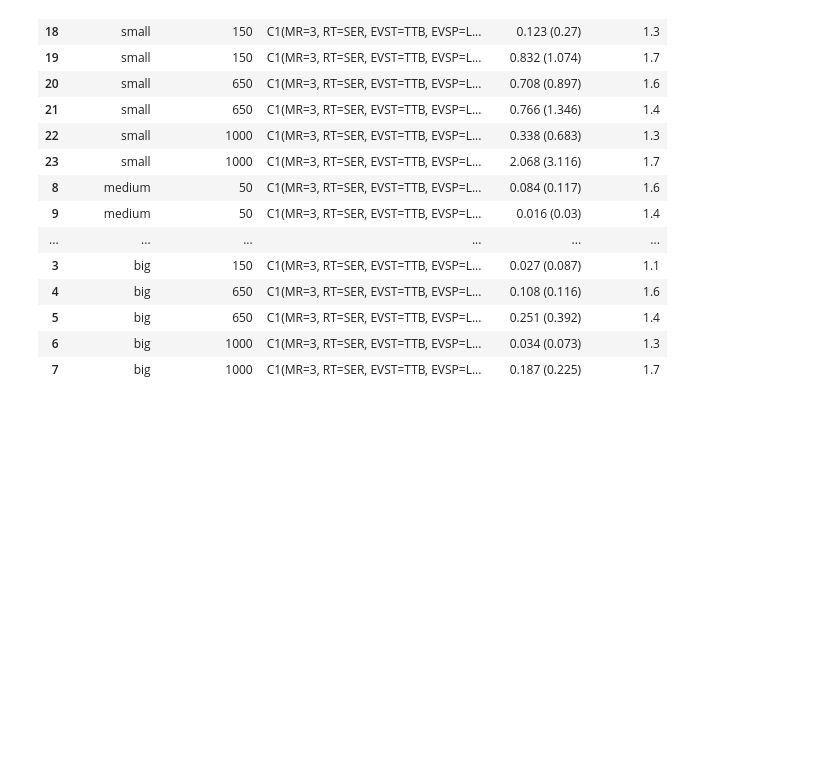
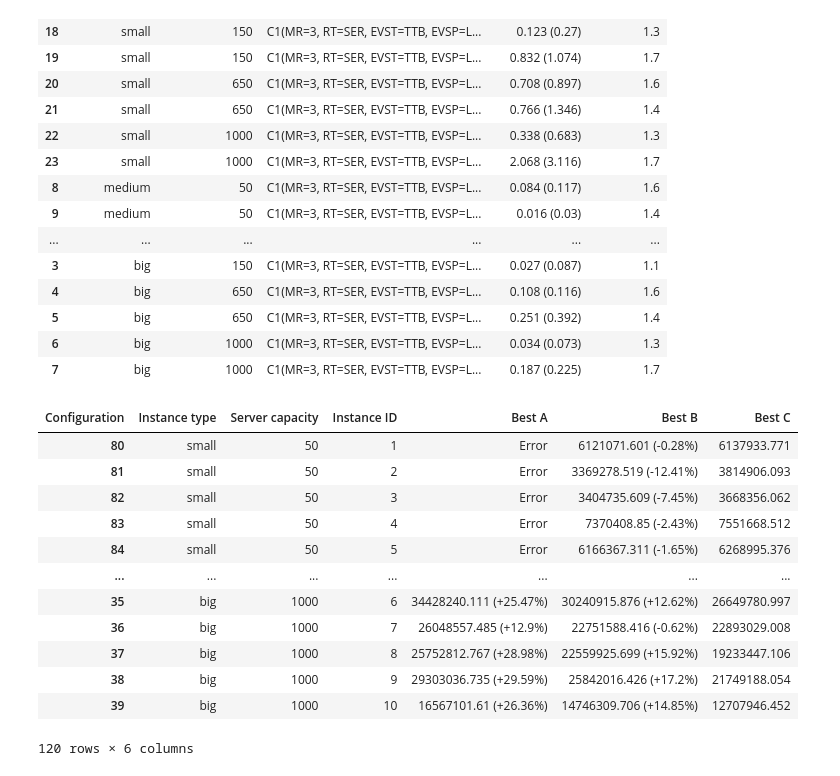
Before and after one commit to codeurjc/FacebookVideosLive18-Analysis, a Jupyter notebook: irace.ipynb, the cells around one changed output. Saved outputs shown, nothing was run; the diff lists cells and outputs as text; code cells hidden in the pictures; blank space fills up the shorter version.

```diff
--- a/irace.ipynb
+++ b/irace.ipynb
@@ -1532,0 +1140,74 @@ plt.xlabel("Server Capacity")
+# %%
+win_config_b = "B1(MR=2, VAdtp=TTB, VAms=HL, OMSdtp=TTB, OMSms=HL)"
+win_config_a = "A1(SP=HL)"
+
+best_elite_stats_winners_c = best_elite_runs[best_elite_runs["Configuration"].isin([win_config_1])]
+best_elite_stats_winners_b = best_elite_runs_b[best_elite_runs_b["Configuration"].isin([win_config_b])]
+best_elite_stats_winners_a = best_elite_runs_a[best_elite_runs_a["Configuration"].isin([win_config_a])]
+
+best_elite_stats_winners_all = pd.concat(
+    [best_elite_stats_winners_c, best_elite_stats_winners_b, best_elite_stats_winners_a],
+    ignore_index=True
+)
+best_elite_stats_winners_all = best_elite_stats_winners_all.drop(columns=["Rank", "RPD"], errors="ignore")
+best_elite_stats_winners_all["Configuration"] = best_elite_stats_winners_all["Configuration"].replace(
+    {
+        win_config_1: "Best C",
+        win_config_b: "Best B",
+        win_config_a: "Best A"
+    }
+)
+# Instead of converting "Cost" to numeric and coercing errors to NaN, keep "E" as is and only convert numeric values.
+def safe_to_numeric(val):
+    try:
+        return float(val)
+    except (ValueError, TypeError):
+        if val == "E":
+            return "Error"  # keep "E" as is
+        return val  # keep "E" or any non-numeric value
+
+best_elite_stats_winners_all["Cost"] = best_elite_stats_winners_all["Cost"].apply(safe_to_numeric)
+best_elite_stats_winners_all["Instance"] = best_elite_stats_winners_all["Instance"].str.replace("t", "").astype(int)
+best_elite_stats_winners_all = best_elite_stats_winners_all.rename(columns={"Instance": "Instance ID"})
+
+# Pivot, but use aggfunc='first' to preserve "E" if present
+best_elite_stats_winners_all_pivot = best_elite_stats_winners_all.pivot_table(
+    index=["Instance type", "Server capacity", "Instance ID"],
+    columns="Configuration",
+    values="Cost",
+    aggfunc="first"
+).reset_index().sort_values(by=["Instance type", "Server capacity", "Instance ID"], ascending=[False, True, True])
+def add_pct_diff(df):
+    def percent_diff(a, b):
+        if isinstance(a, (int, float)) and isinstance(b, (int, float)):
+            return round(100 * (a - b) / ((a + b) / 2), 2)
+        return None
+
+    result = df.copy()
+    for idx, row in df.iterrows():
+        best_c = row.get("Best C")
+        for col in ["Best A", "Best B"]:
+            val = row.get(col)
+            if isinstance(val, (int, float)) and isinstance(best_c, (int, float)):
+                diff = percent_diff(val, best_c)
+                sign = "" if diff <= 0 else "+"
+                result.at[idx, col] = f"{val} ({sign}{diff}%)"
+            elif val == "Error" or best_c == "Error":
+                result.at[idx, col] = val
+    return result
+beswap_with_diff = add_pct_diff(best_elite_stats_winners_all_pivot)
+display(beswap_with_diff)
+# %% [output]
+| Configuration | Instance type | Server capacity | Instance ID | Best A | Best B | Best C |
+| 80 | small | 50 | 1 | Error | 6121071.601 (-0.28%) | 6137933.771 |
+| 81 | small | 50 | 2 | Error | 3369278.519 (-12.41%) | 3814906.093 |
+| 82 | small | 50 | 3 | Error | 3404735.609 (-7.45%) | 3668356.062 |
+| 83 | small | 50 | 4 | Error | 7370408.85 (-2.43%) | 7551668.512 |
+| 84 | small | 50 | 5 | Error | 6166367.311 (-1.65%) | 6268995.376 |
+| ... | ... | ... | ... | ... | ... | ... |
+| 35 | big | 1000 | 6 | 34428240.111 (+25.47%) | 30240915.876 (+12.62%) | 26649780.997 |
+| 36 | big | 1000 | 7 | 26048557.485 (+12.9%) | 22751588.416 (-0.62%) | 22893029.008 |
+| 37 | big | 1000 | 8 | 25752812.767 (+28.98%) | 22559925.699 (+15.92%) | 19233447.106 |
+| 38 | big | 1000 | 9 | 29303036.735 (+29.59%) | 25842016.426 (+17.2%) | 21749188.054 |
+| 39 | big | 1000 | 10 | 16567101.61 (+26.36%) | 14746309.706 (+14.85%) | 12707946.452 |
+120 rows × 6 columns
```
Also changed, not shown: parts of 12 cells of this notebook, 1 other file.
